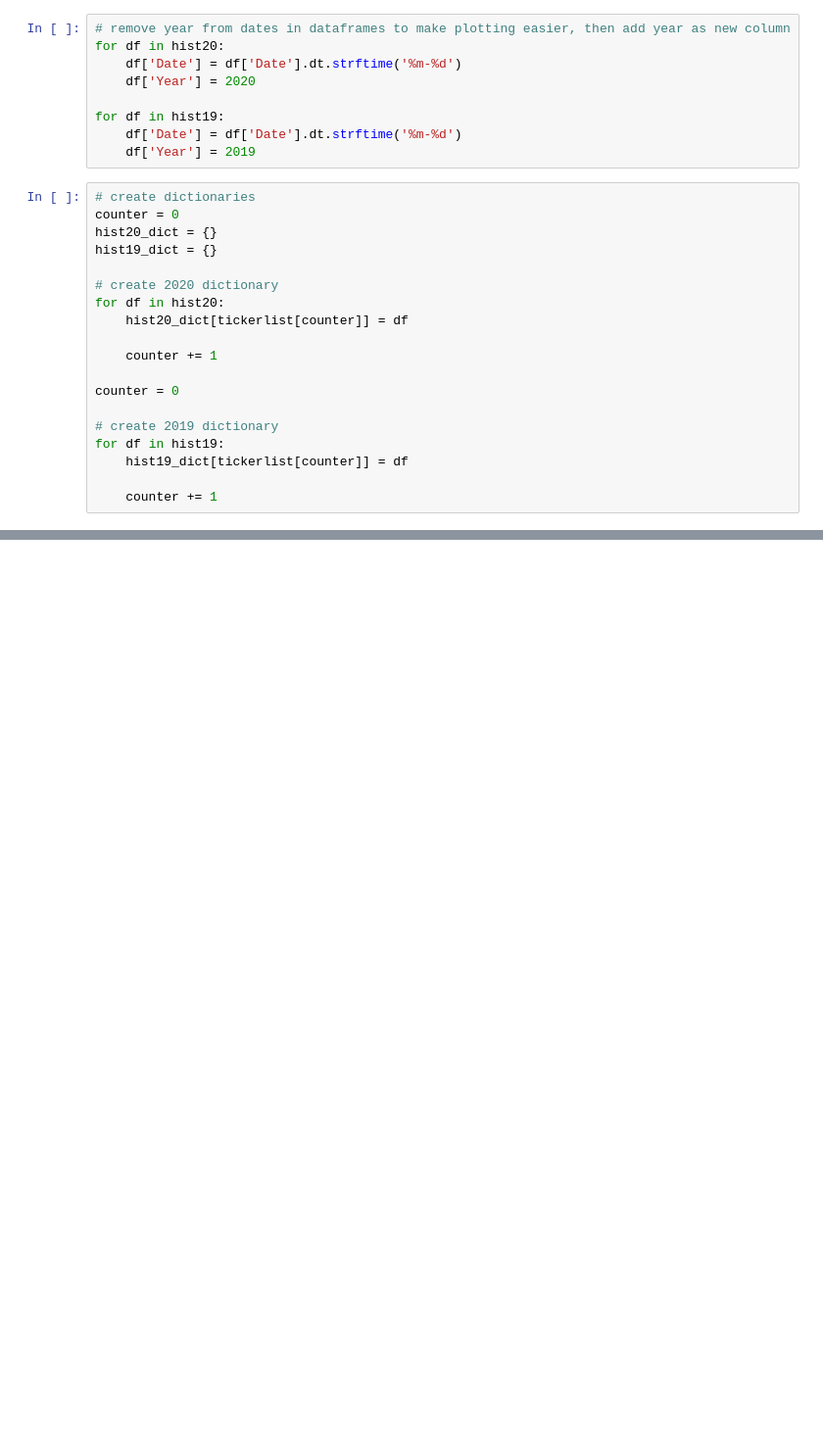
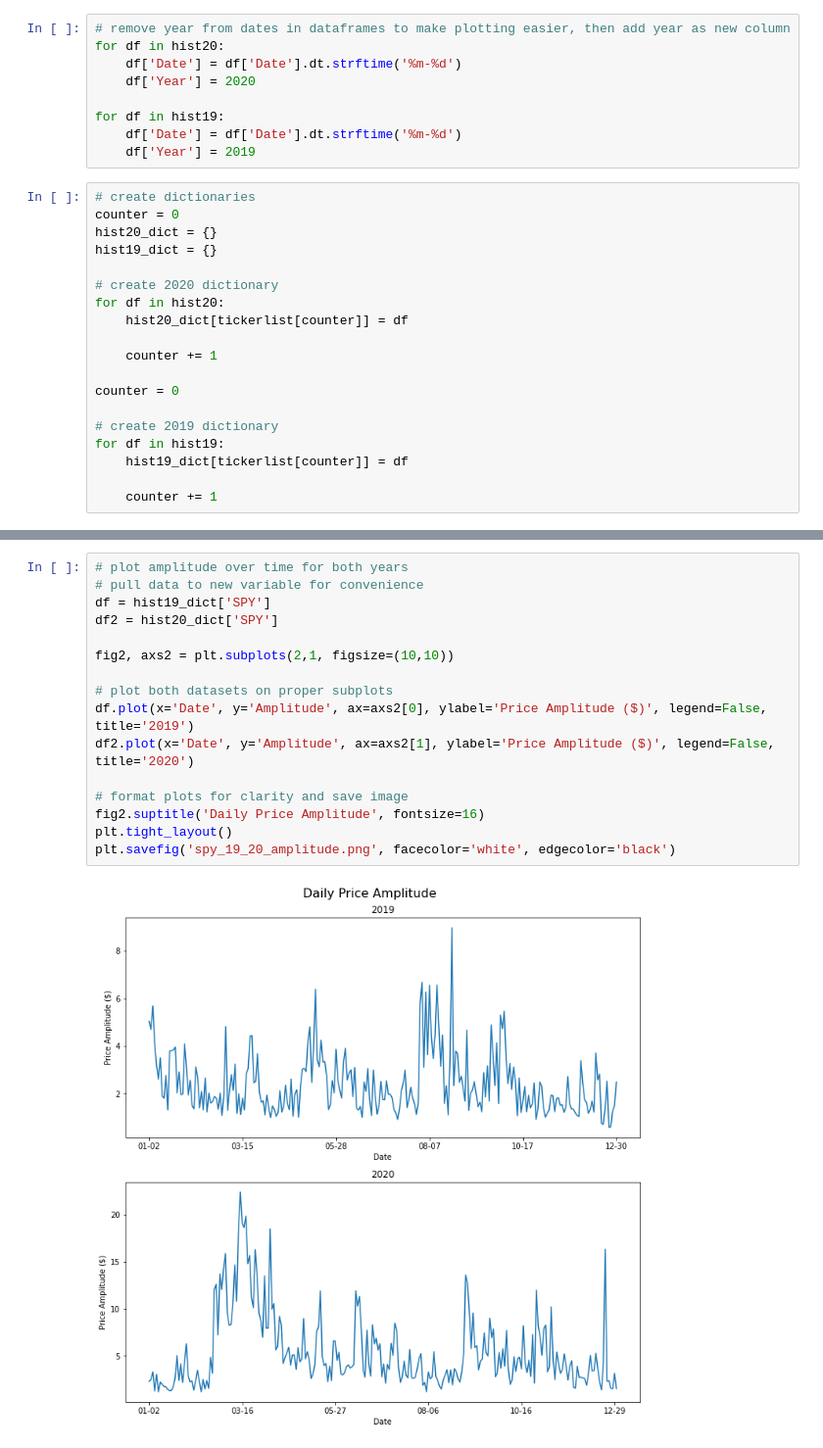
Before and after one commit to dmtiblin/Project-1, a Jupyter notebook: Galen/project 1 test/galen_final_segment.ipynb, the cells around one changed output, grey strips where cells are left out. Shown: that part at 98% size. Cells and saved outputs as stored; diff of their text form; blank space fills up the shorter version.

```diff
--- a/Galen/project 1 test/galen_final_segment.ipynb
+++ b/Galen/project 1 test/galen_final_segment.ipynb
@@ -105,0 +103,18 @@ plt.tight_layout()
+# %%
+# plot amplitude over time for both years
+# pull data to new variable for convenience
+df = hist19_dict['SPY']
+df2 = hist20_dict['SPY']
+
+fig2, axs2 = plt.subplots(2,1, figsize=(10,10))
+
+# plot both datasets on proper subplots
+df.plot(x='Date', y='Amplitude', ax=axs2[0], ylabel='Price Amplitude ($)', legend=False, title='2019')
+df2.plot(x='Date', y='Amplitude', ax=axs2[1], ylabel='Price Amplitude ($)', legend=False, title='2020')
+
+# format plots for clarity and save image
+fig2.suptitle('Daily Price Amplitude', fontsize=16)
+plt.tight_layout()
+plt.savefig('spy_19_20_amplitude.png', facecolor='white', edgecolor='black')
+# %% [output]
+[figure, added]
```
Also changed, not shown: parts of 1 cell of this notebook, 2 other files.
